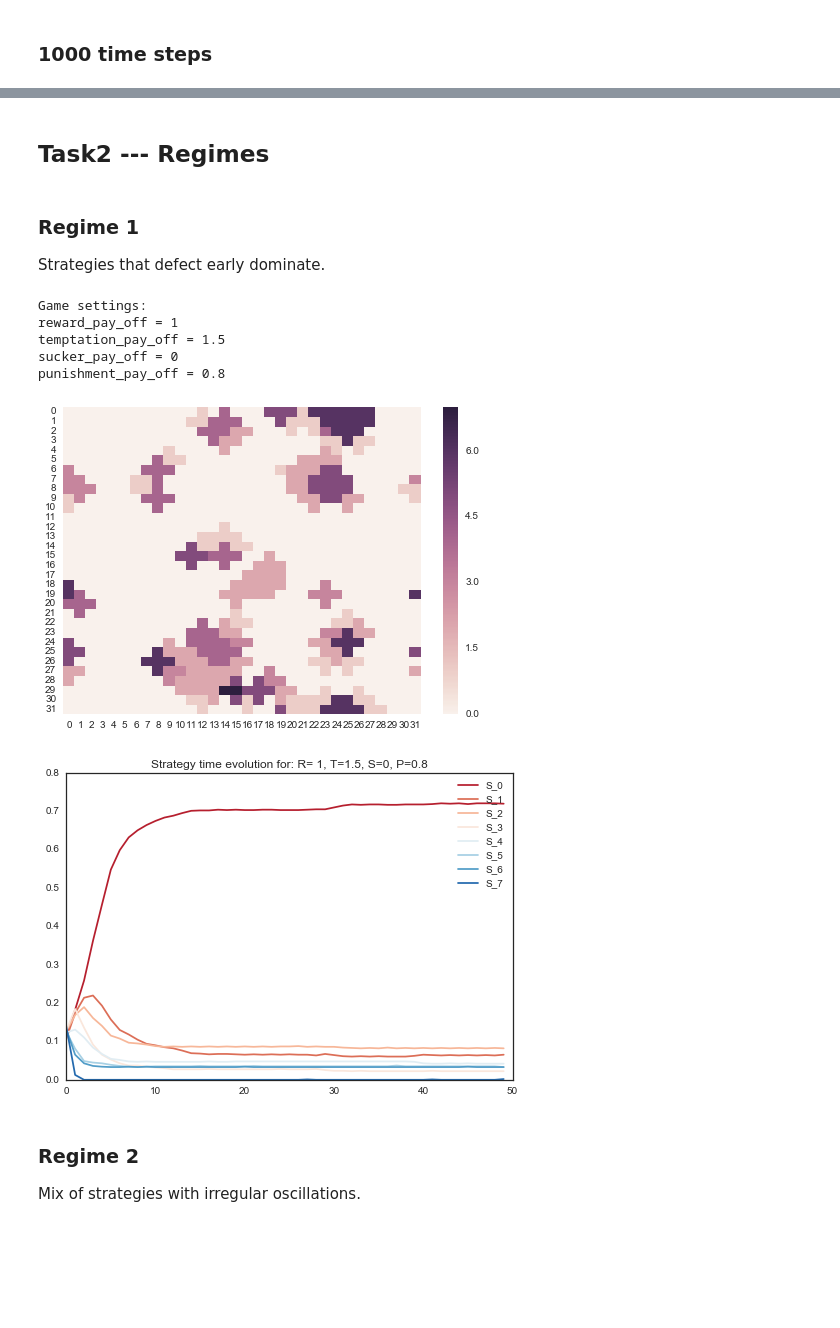
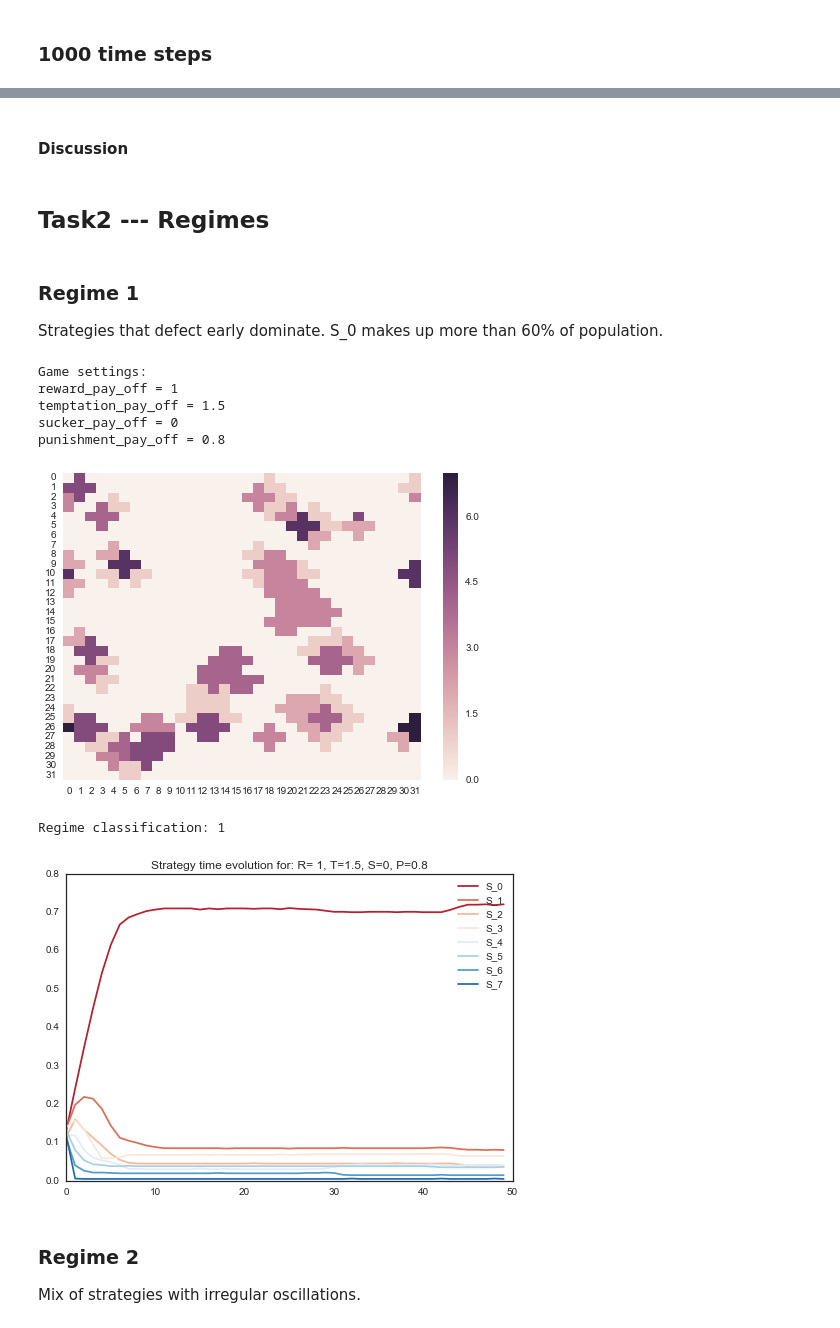
Before and after one commit to rasake/MPCAS, a Jupyter notebook: FFR120 Simulation of Complex Systems/Homework 2/prisoners_dilemma.ipynb, the cells around one changed output, grey strips where cells are left out. Saved outputs shown, nothing was run; the diff lists cells and outputs as text; code cells hidden in the pictures; blank space fills up the shorter version.

Commit message:
Discussion markdown for assesment

```diff
--- a/FFR120 Simulation of Complex Systems/Homework 2/prisoners_dilemma.ipynb
+++ b/FFR120 Simulation of Complex Systems/Homework 2/prisoners_dilemma.ipynb
@@ -32,18 +34,21 @@ punishment_pay_off = 0.5
+# %% [markdown]
+#### Discussion
 # %% [markdown]
 ## Task2 --- Regimes
 # %% [markdown]
 ### Regime 1
-Strategies that defect early dominate.
+Strategies that defect early dominate. S_0 makes up more than 60% of population.
 # %%
-prisoners.demonstrate_regime1(50,7)
+prisoners.demonstrate_regime1(100,7)
 # %% [output]
 Game settings:
 reward_pay_off = 1
 temptation_pay_off = 1.5
 sucker_pay_off = 0
 punishment_pay_off = 0.8
-[figure, old version]
+[figure, new version]
+Regime classification: 1
-[figure, old version]
+[figure, new version]
 # %% [markdown]
 ### Regime 2
 Mix of strategies with irregular oscillations.
```
Also changed, not shown: parts of 9 cells of this notebook, 1 other file.
